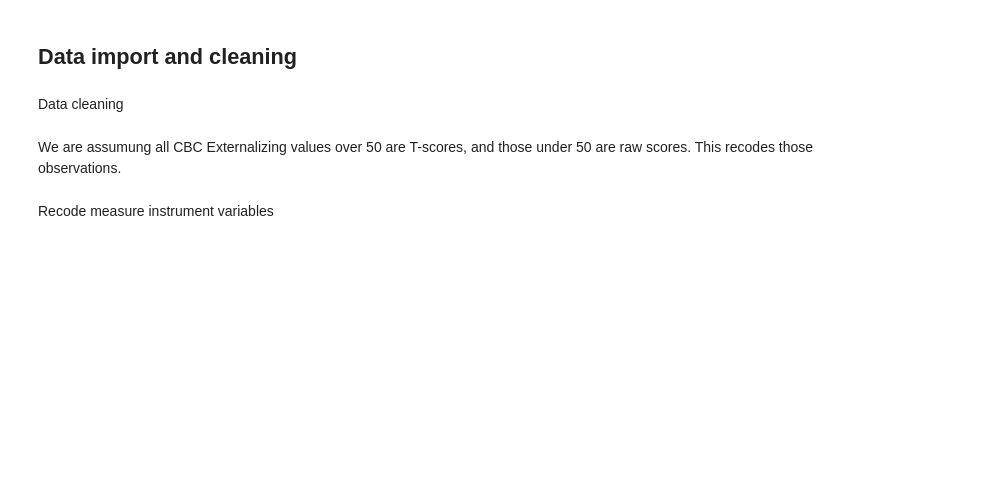
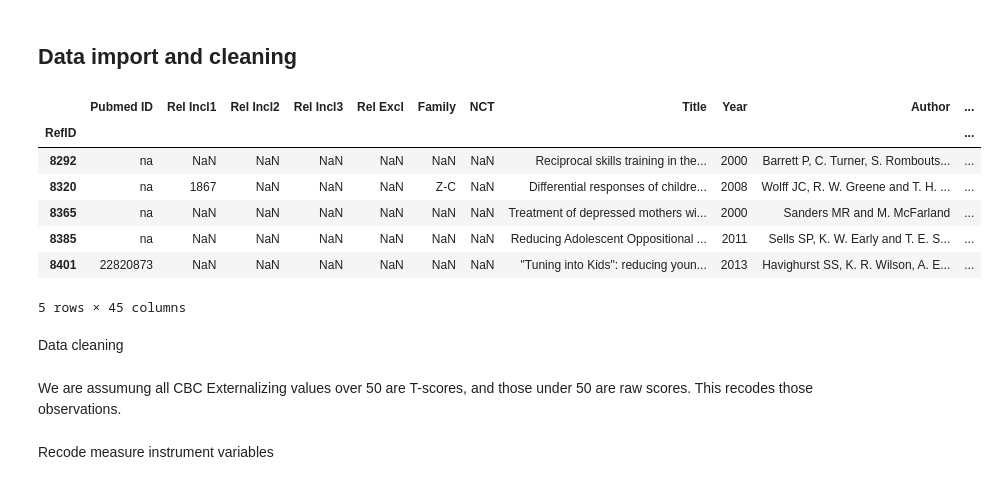
Before and after one commit to fonnesbeck/disruptive_behavior_disorder_MA, a Jupyter notebook: Disruptive Behavior Disorder Meta-analysis.ipynb, the cells around one changed output. Drawn from its saved outputs; the diff is of its cells as text; code cells hidden in the pictures; blank space fills up the shorter version.

```diff
--- a/Disruptive Behavior Disorder Meta-analysis.ipynb
+++ b/Disruptive Behavior Disorder Meta-analysis.ipynb
@@ -16,6 +16,17 @@ study_char = pd.read_excel("DBD Data for Meta Analyses.xlsx", "Study Characteris
 outcomes = pd.read_excel("DBD Data for Meta Analyses.xlsx", "Outcomes",
                            na_values=['ND', 'NR'])
 #demographics = pd.read_excel("DBD Data for Meta Analyses.xlsx", "Pt Demographics", na_values=['-', 'NR'])
+# %%
+study_char.tail()
+# %% [output]
+|  | Pubmed ID | Rel Incl1 | Rel Incl2 | Rel Incl3 | Rel Excl | Family | NCT | Title | Year | Author | ... |
+| RefID |  |  |  |  |  |  |  |  |  |  | ... |
+| 8292 | na | NaN | NaN | NaN | NaN | NaN | NaN | Reciprocal skills training in the... | 2000 | Barrett P, C. Turner, S. Rombouts... | ... |
+| 8320 | na | 1867 | NaN | NaN | NaN | Z-C | NaN | Differential responses of childre... | 2008 | Wolff JC, R. W. Greene and T. H. ... | ... |
+| 8365 | na | NaN | NaN | NaN | NaN | NaN | NaN | Treatment of depressed mothers wi... | 2000 | Sanders MR and M. McFarland | ... |
+| 8385 | na | NaN | NaN | NaN | NaN | NaN | NaN | Reducing Adolescent Oppositional ... | 2011 | Sells SP, K. W. Early and T. E. S... | ... |
+| 8401 | 22820873 | NaN | NaN | NaN | NaN | NaN | NaN | "Tuning into Kids": reducing youn... | 2013 | Havighurst SS, K. R. Wilson, A. E... | ... |
+5 rows × 45 columns
 # %% [markdown]
 Data cleaning
 # %%
```
Also changed, not shown: parts of 32 cells of this notebook, 1 other file.
